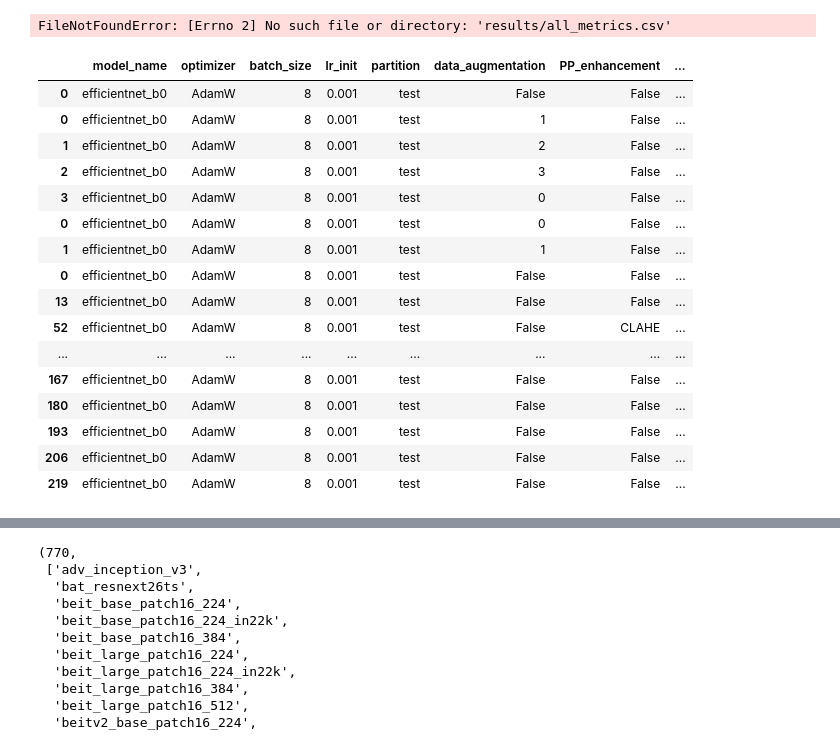
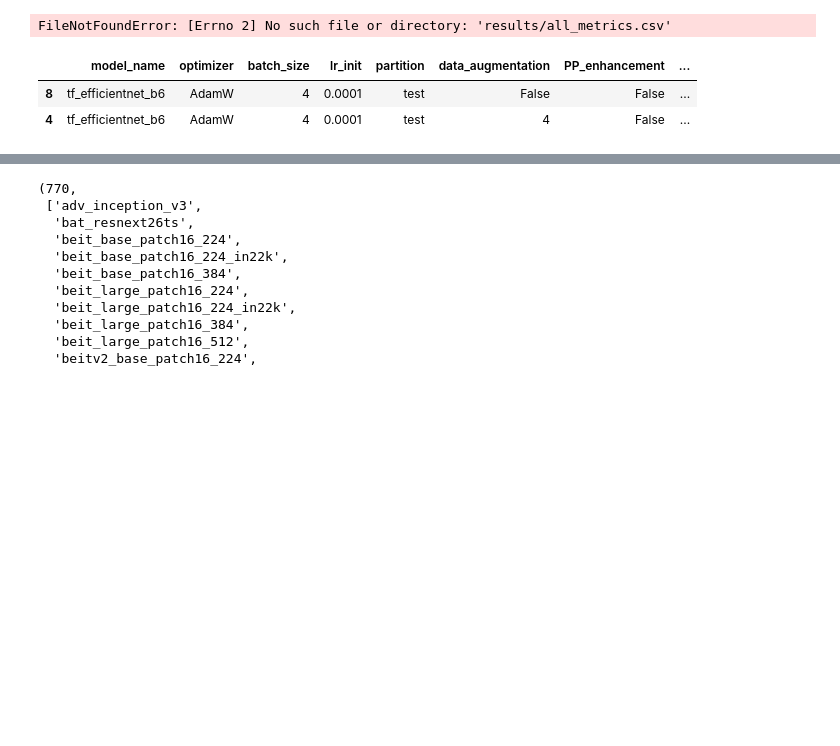
Before and after one commit to giuzis/masters, a Jupyter notebook: cnn/learning_cycle/benchmarks/isic/data_analisys_model.ipynb, the cells around one changed output, grey strips where cells are left out. Drawn from its saved outputs; the diff is of its cells as text; code cells hidden in the pictures; blank space fills up the shorter version.

```diff
--- a/cnn/learning_cycle/benchmarks/isic/data_analisys_model.ipynb
+++ b/cnn/learning_cycle/benchmarks/isic/data_analisys_model.ipynb
@@ -441,39 +445,28 @@ FileNotFoundError: [Errno 2] No such file or directory: 'results/all_metrics.csv
 # %%
 columns = ['model_name', 'optimizer', 'batch_size', 'lr_init', 'partition', 'data_augmentation', 'PP_enhancement', 'PP_hair_removal', 'PP_color_constancy', 'PP_denoising', 'PP_crop_mode',  'balanced_accuracy']
 
-df_best_results_noDA_noPP = pd.read_csv('results/best_results_noDA_noPP.csv').fillna(False).replace(['false', False], 'False')[columns]
-df_results_DA0123_noPP = pd.read_csv('results/results_DA0123_noPP.csv').fillna(False).replace(['false', False], 'False')[columns]
-df_results_DA_PPcropped = pd.read_csv('results/results_DA_PPcropped.csv').fillna(False).replace(['false', False], 'False')[columns]
-df_results_noDA_PP = pd.read_csv('results/results_noDA_PP.csv').fillna(False).replace(['false', False], 'False')[columns]
+df_best_results_noDA_noPP = pd.read_csv('results/best_results_noDA_noPP_2.csv').fillna(False).replace(['false', False], 'False')[columns]
+df_results_DA4 = pd.read_csv('results/all_metrics_DA4.csv').fillna(False).replace(['false', False], 'False')[columns]
+df_results_DA4 = df_results_DA4[df_results_DA4['partition'] == 'test']
+# df_results_DA0123_noPP = pd.read_csv('results/results_DA0123_noPP.csv').fillna(False).replace(['false', False], 'False')[columns]
+# df_results_DA_PPcropped = pd.read_csv('results/results_DA_PPcropped.csv').fillna(False).replace(['false', False], 'False')[columns]
+# df_results_noDA_PP = pd.read_csv('results/results_noDA_PP_2.csv').fillna(False).replace(['false', False], 'False')[columns]
 # df_all_metrics = pd.read_csv('results/all_metrics.csv').fillna(False).replace(['false', False], 'False')[columns]
 # df_all_metrics = df_all_metrics[df_all_metrics['partition'] == 'test']
 
-all_results = pd.concat([df_best_results_noDA_noPP, df_results_DA0123_noPP, df_results_DA_PPcropped, df_results_noDA_PP, df_all_metrics]).drop_duplicates()
+# all_results = pd.concat([df_best_results_noDA_noPP, df_results_DA0123_noPP, df_results_DA_PPcropped, df_results_noDA_PP]).drop_duplicates()
+all_results = pd.concat([df_best_results_noDA_noPP, df_results_DA4]).drop_duplicates()
 
 #group by model_name
 all_results_grouped = all_results.groupby(['model_name'])
 
 # all_results.to_csv('results/all_results.csv', index=False)
 
-all_results[all_results['model_name'] == 'efficientnet_b0']
+all_results[all_results['model_name'] == 'tf_efficientnet_b6']
 # %% [output]
 |  | model_name | optimizer | batch_size | lr_init | partition | data_augmentation | PP_enhancement | ... |
-| 0 | efficientnet_b0 | AdamW | 8 | 0.001 | test | False | False | ... |
-| 0 | efficientnet_b0 | AdamW | 8 | 0.001 | test | 1 | False | ... |
-| 1 | efficientnet_b0 | AdamW | 8 | 0.001 | test | 2 | False | ... |
-| 2 | efficientnet_b0 | AdamW | 8 | 0.001 | test | 3 | False | ... |
-| 3 | efficientnet_b0 | AdamW | 8 | 0.001 | test | 0 | False | ... |
-| 0 | efficientnet_b0 | AdamW | 8 | 0.001 | test | 0 | False | ... |
-| 1 | efficientnet_b0 | AdamW | 8 | 0.001 | test | 1 | False | ... |
-| 0 | efficientnet_b0 | AdamW | 8 | 0.001 | test | False | False | ... |
-| 13 | efficientnet_b0 | AdamW | 8 | 0.001 | test | False | False | ... |
-| 52 | efficientnet_b0 | AdamW | 8 | 0.001 | test | False | CLAHE | ... |
-| ... | ... | ... | ... | ... | ... | ... | ... | ... |
-| 167 | efficientnet_b0 | AdamW | 8 | 0.001 | test | False | False | ... |
-| 180 | efficientnet_b0 | AdamW | 8 | 0.001 | test | False | False | ... |
-| 193 | efficientnet_b0 | AdamW | 8 | 0.001 | test | False | False | ... |
-| 206 | efficientnet_b0 | AdamW | 8 | 0.001 | test | False | False | ... |
-| 219 | efficientnet_b0 | AdamW | 8 | 0.001 | test | False | False | ... |
+| 8 | tf_efficientnet_b6 | AdamW | 4 | 0.0001 | test | False | False | ... |
+| 4 | tf_efficientnet_b6 | AdamW | 4 | 0.0001 | test | 4 | False | ... |
 # %%
 %matplotlib widget
 import matplotlib.pyplot as plt
```
Also changed, not shown: parts of 3 cells of this notebook, 1 other file.
